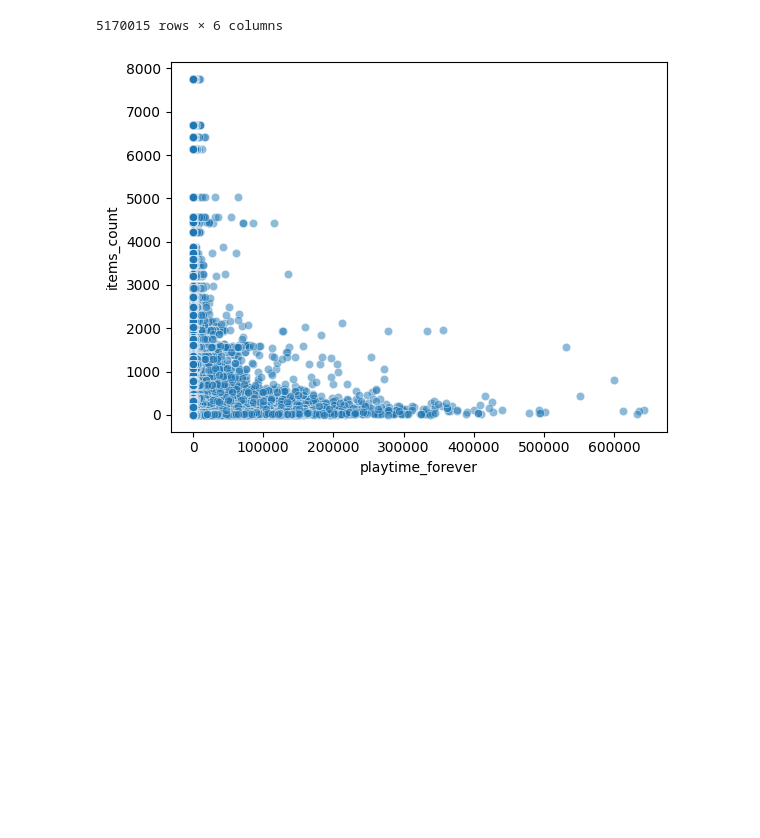
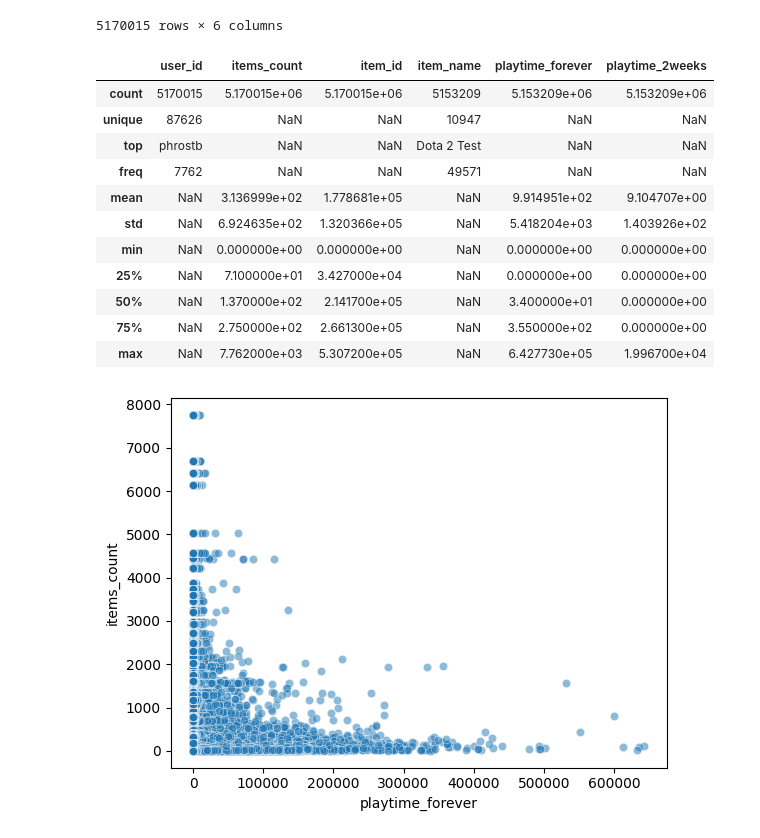
Before and after one commit to Lukitens/PI_ML_OPS, a Jupyter notebook: eda.ipynb, the cells around one changed output. Saved outputs shown, nothing was run; the diff lists cells and outputs as text; code cells hidden in the pictures; blank space fills up the shorter version.

```diff
--- a/eda.ipynb
+++ b/eda.ipynb
@@ -25,6 +25,21 @@ items
 | 5170013 | 76561198329548331 | 7 | 519140 | Minds Eyes | 3.0 | 3.0 |
 | 5170014 | edward_tremethick | 0 | 0 | NaN | NaN | NaN |
 5170015 rows × 6 columns
+# %%
+items.describe(include="all")
+# %% [output]
+|  | user_id | items_count | item_id | item_name | playtime_forever | playtime_2weeks |
+| count | 5170015 | 5.170015e+06 | 5.170015e+06 | 5153209 | 5.153209e+06 | 5.153209e+06 |
+| unique | 87626 | NaN | NaN | 10947 | NaN | NaN |
+| top | phrostb | NaN | NaN | Dota 2 Test | NaN | NaN |
+| freq | 7762 | NaN | NaN | 49571 | NaN | NaN |
+| mean | NaN | 3.136999e+02 | 1.778681e+05 | NaN | 9.914951e+02 | 9.104707e+00 |
+| std | NaN | 6.924635e+02 | 1.320366e+05 | NaN | 5.418204e+03 | 1.403926e+02 |
+| min | NaN | 0.000000e+00 | 0.000000e+00 | NaN | 0.000000e+00 | 0.000000e+00 |
+| 25% | NaN | 7.100000e+01 | 3.427000e+04 | NaN | 0.000000e+00 | 0.000000e+00 |
+| 50% | NaN | 1.370000e+02 | 2.141700e+05 | NaN | 3.400000e+01 | 0.000000e+00 |
+| 75% | NaN | 2.750000e+02 | 2.661300e+05 | NaN | 3.550000e+02 | 0.000000e+00 |
+| max | NaN | 7.762000e+03 | 5.307200e+05 | NaN | 6.427730e+05 | 1.996700e+04 |
 # %%
 #Hacemos un scatterplot viendo la relacion que hay entre las horas y la cantidad de items
 sns.scatterplot(data= items, x="playtime_forever", y="items_count", alpha=0.5)
```
Also changed, not shown: parts of 5 cells of this notebook.
